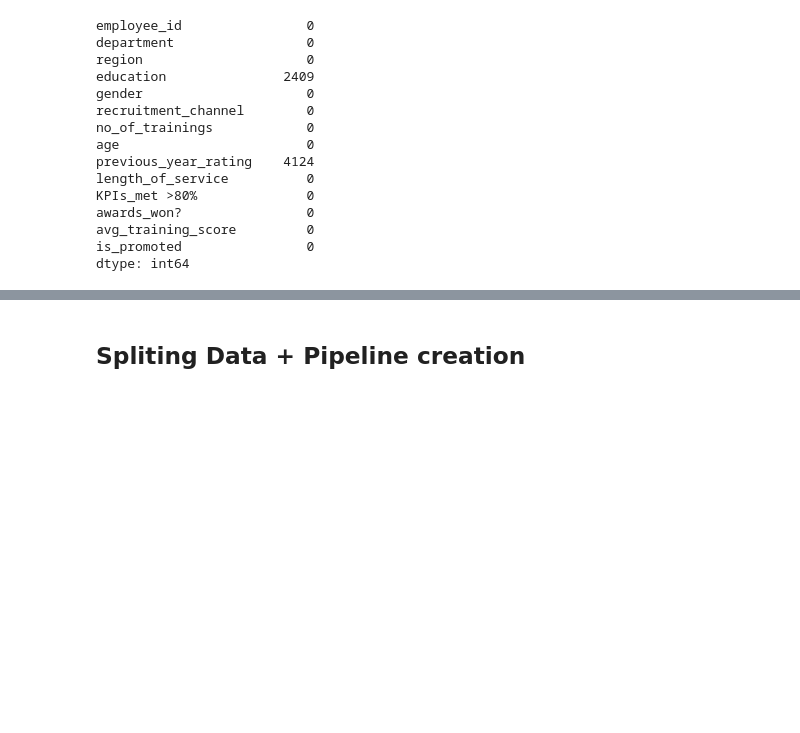
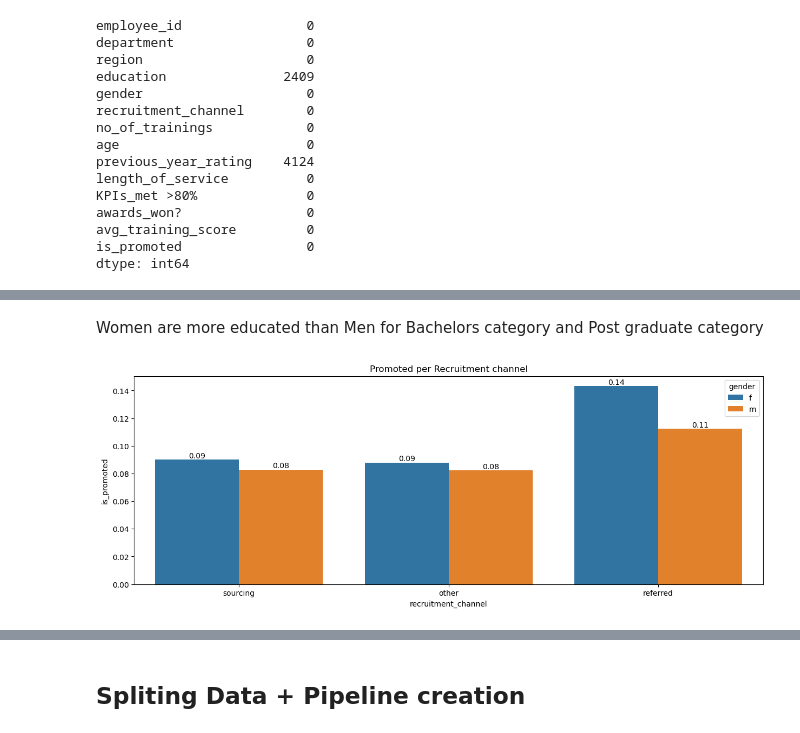
Before and after one commit to andearaujo92/Data-science, a Jupyter notebook: hr-prediction-of-promotion-complete-pipeline.ipynb, the cells around one changed output, grey strips where cells are left out. Saved outputs shown, nothing was run; the diff lists cells and outputs as text; code cells hidden in the pictures; blank space fills up the shorter version.

```diff
--- a/hr-prediction-of-promotion-complete-pipeline.ipynb
+++ b/hr-prediction-of-promotion-complete-pipeline.ipynb
@@ -194,0 +177,6 @@ df.corr()[df.corr() > 0.5]
+# %% [markdown]
+Women are more educated than Men for Bachelors category and Post graduate category
+# %%
+plt_bar(df, 'recruitment_channel','is_promoted','Promoted per Recruitment channel')
+# %% [output]
+[figure, added]
```
Also changed, not shown: parts of 72 cells of this notebook.
